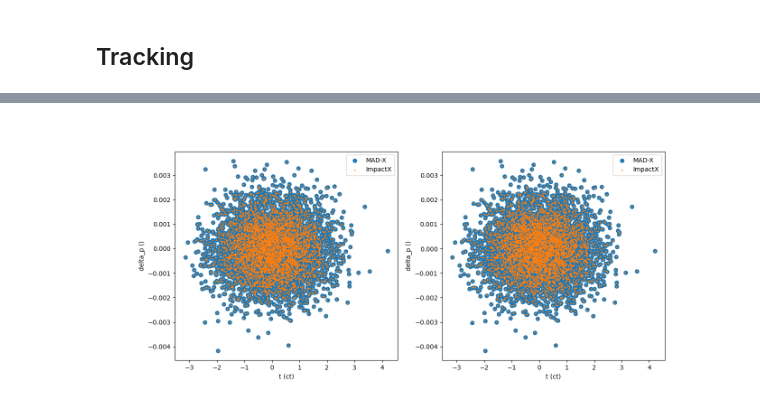
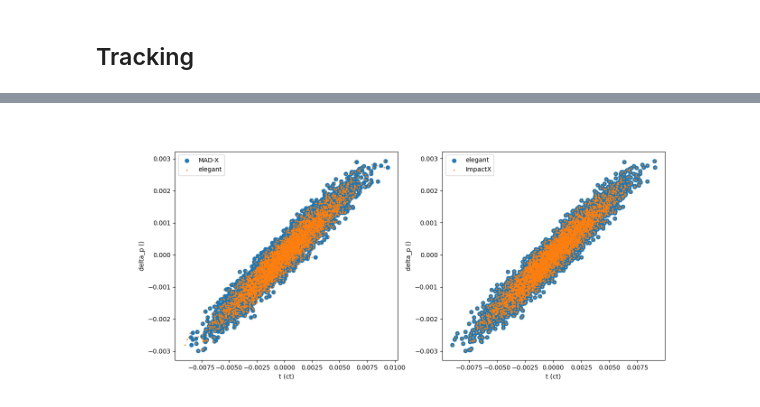
Before and after one commit to cchall/canvas_lattices, a Jupyter notebook: iota/iota_compare_tracking.ipynb, the cells around one changed output, grey strips where cells are left out. Cells and saved outputs as stored; diff of their text form; code cells hidden in the pictures.

```diff
--- a/iota/iota_compare_tracking.ipynb
+++ b/iota/iota_compare_tracking.ipynb
@@ -33,15 +33,15 @@ madx_twiss = madx_parser.parse_tfs_file(
 # %% [markdown]
 ## elegant
 # %%
-elegant_particle_file = readSDDS('elegant/run_setup.output.sdds')
+elegant_particle_file = readSDDS('elegant_matched/run_setup.output.sdds')
 elegant_particle_file.read()
 elegant_particles = elegant_particle_file.columns.squeeze()
 
-elegant_sigma_file = readSDDS('elegant/run_setup.sigma.sdds')
+elegant_sigma_file = readSDDS('elegant_matched/run_setup.sigma.sdds')
 elegant_sigma_file.read()
 elegant_sigma = elegant_sigma_file.columns.squeeze()
 
-elegant_twiss_file = readSDDS('elegant/twiss_output.filename.sdds')
+elegant_twiss_file = readSDDS('elegant_matched/twiss_output.filename.sdds')
 elegant_twiss_file.read()
 elegant_twiss = elegant_twiss_file.columns.squeeze()
 # %% [markdown]
@@ -49,5 +52,5 @@ elegant_twiss = elegant_twiss_file.columns.squeeze()
 # %%
-impactx_sigma = pandas.read_csv('impactx/diags/reduced_beam_characteristics.0.0', delimiter=' ')
-impactx_particles = pandas.read_hdf('impactx/diags/final_distribution.h5')
+impactx_sigma = pandas.read_csv('impactx_local/reduced_beam_characteristics.0.0', delimiter=' ')
+impactx_particles = pandas.read_hdf('impactx_local/final_distribution.h5')
 # %% [markdown]
 # Plots
@@ -135,20 +182,22 @@ plt.show()
 # %%
 fig, (ax1, ax2) = plt.subplots(1, 2, figsize=(14, 6))
 
-ax1.scatter(madx_particles['t'][5000:], madx_particles['pt'][5000:], label='MAD-X')
-ax1.scatter(-1*(elegant_particles['t'] - np.average(elegant_particles['t'])) * constants.c,
+ax1.scatter(-madx_particles['t'][-5_000:] - 0.0003, madx_particles['pt'][-5_000:], label='MAD-X')
+ax1.scatter((elegant_particles['t'] - np.average(elegant_particles['t'])) * constants.c,
             (elegant_particles['p'] - np.average(elegant_particles['p'])) / np.average(elegant_particles['p']),
-            marker='x', s=2, label='ImpactX')
+            marker='x', s=2, label='elegant')
 ax1.set_xlabel('t (ct)')
 ax1.set_ylabel('delta_p ()')
 ax1.legend()
 
-ax2.scatter(madx_particles['t'][5000:], madx_particles['pt'][5000:], label='MAD-X')
-ax2.scatter(-impactx_particles['position_t'], impactx_particles['momentum_t'], marker='x', s=2, label='ImpactX')
+ax2.scatter((elegant_particles['t'] - np.average(elegant_particles['t'])) * constants.c,
+            (elegant_particles['p'] - np.average(elegant_particles['p'])) / np.average(elegant_particles['p']),
+            label='elegant')
+ax2.scatter(impactx_particles['position_t'], -impactx_particles['momentum_t'], marker='x', s=2, label='ImpactX')
 ax2.set_xlabel('t (ct)')
 ax2.set_ylabel('delta_p ()')
 ax2.legend()
 
 plt.show()
 # %% [output]
-[figure, old version]
+[figure, new version]
```
Also changed, not shown: parts of 11 cells of this notebook, 4 other files.
